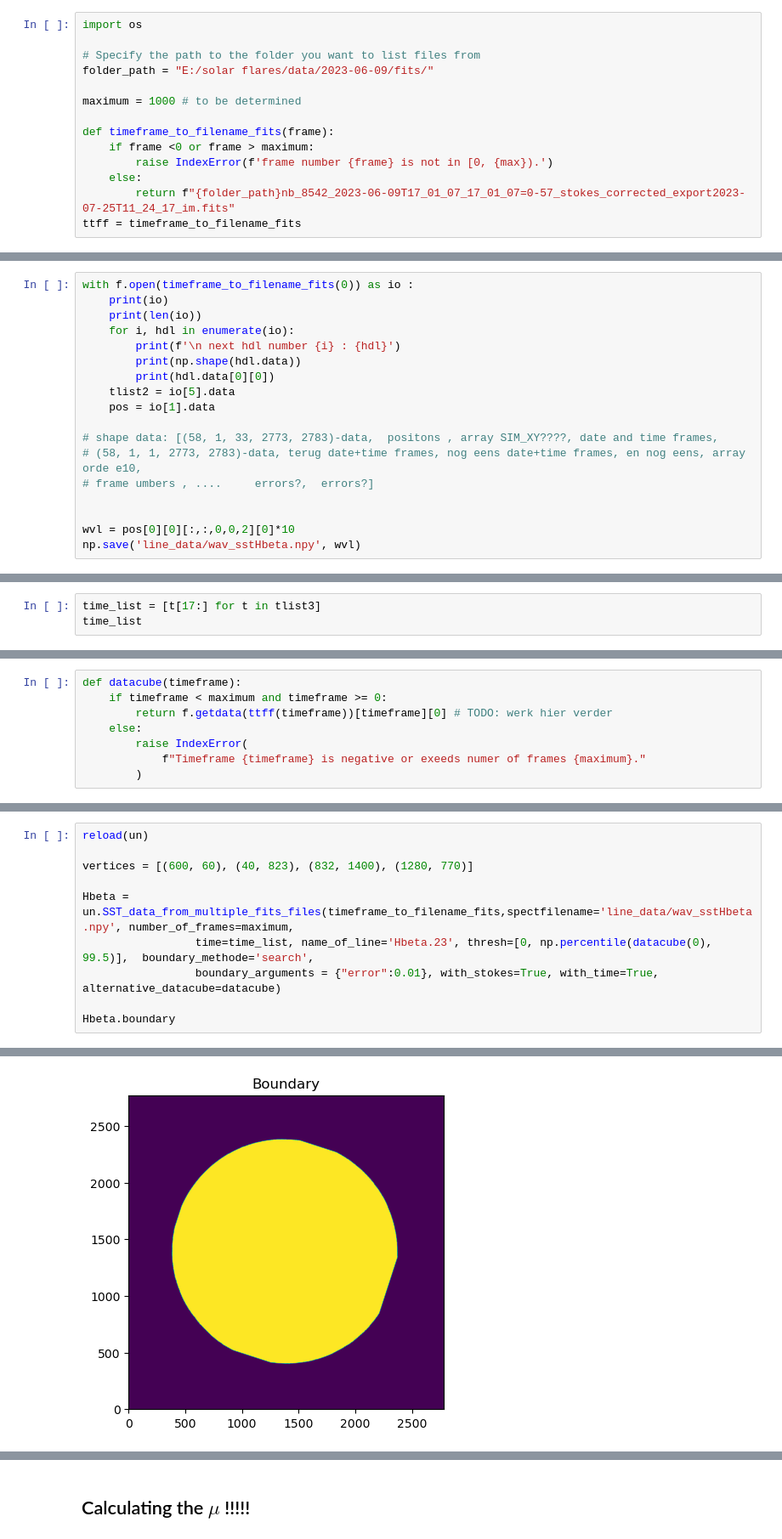
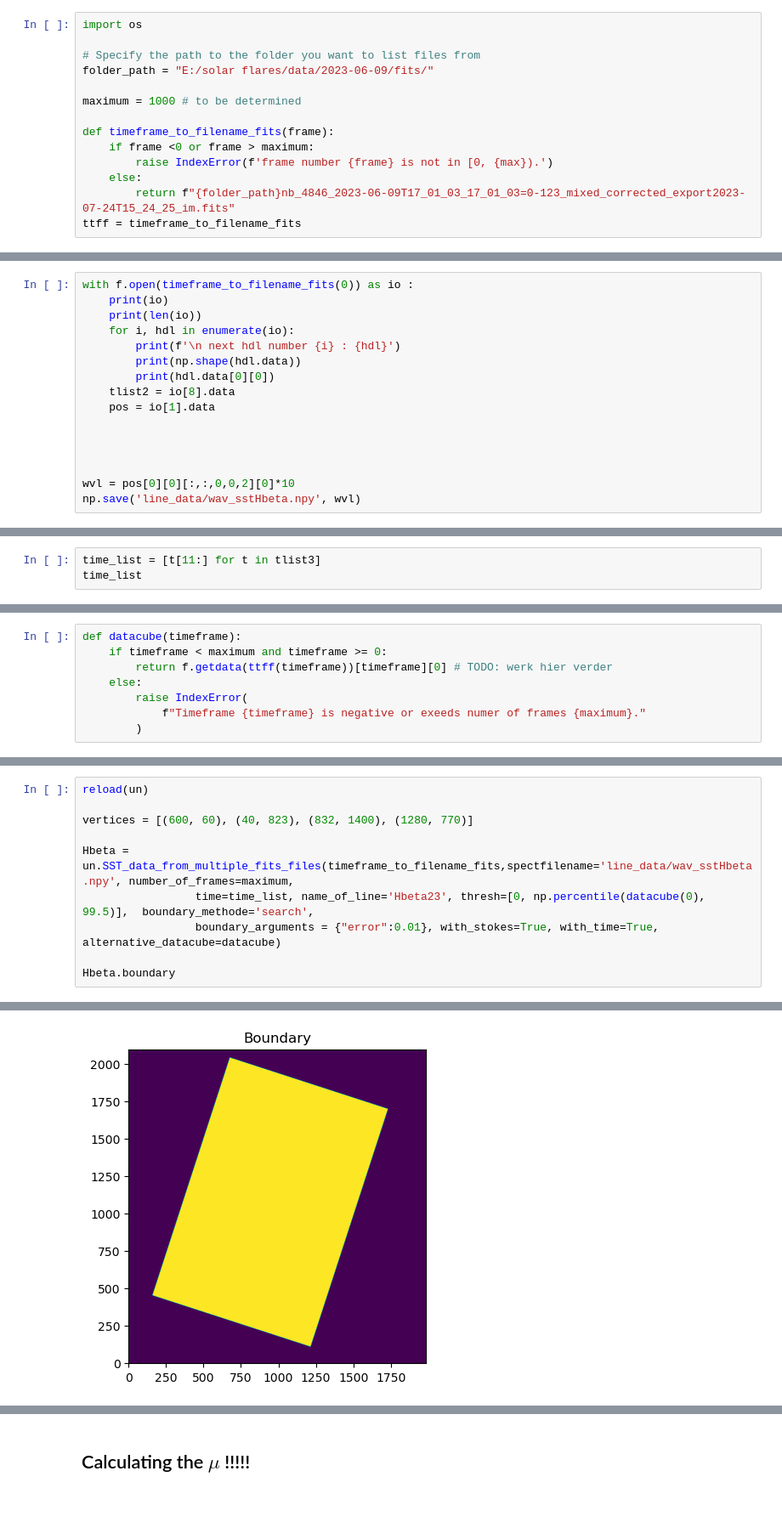
Before and after one commit to demichieldewilde/solar-flares, a Jupyter notebook: data/2023-06-09/saas_Hbeta23.ipynb, the cells around one changed output, grey strips where cells are left out. Shown at 85% size. Drawn from its saved outputs; the diff is of its cells as text; blank space fills up the shorter version.

Commit message:
Hbeta23

```diff
--- a/data/2023-06-09/saas_Hbeta23.ipynb
+++ b/data/2023-06-09/saas_Hbeta23.ipynb
@@ -37,7 +37,7 @@ def timeframe_to_filename_fits(frame):
     if frame <0 or frame > maximum:
         raise IndexError(f'frame number {frame} is not in [0, {max}).')
     else:
-        return f"{folder_path}nb_8542_2023-06-09T17_01_07_17_01_07=0-57_stokes_corrected_export2023-07-25T11_24_17_im.fits"
+        return f"{folder_path}nb_4846_2023-06-09T17_01_03_17_01_03=0-123_mixed_corrected_export2023-07-24T15_24_25_im.fits"
 ttff = timeframe_to_filename_fits
 # %%
 head0 = f.getheader(ttff(0))
@@ -69,12 +71,10 @@ with f.open(timeframe_to_filename_fits(0)) as io :
         print(f'\n next hdl number {i} : {hdl}')
         print(np.shape(hdl.data))
         print(hdl.data[0][0])
-    tlist2 = io[5].data
+    tlist2 = io[8].data
     pos = io[1].data
 
-# shape data: [(58, 1, 33, 2773, 2783)-data,  positons , array SIM_XY????, date and time frames,
-# (58, 1, 1, 2773, 2783)-data, terug date+time frames, nog eens date+time frames, en nog eens, array orde e10,
-# frame umbers , ....     errors?,  errors?]
+
 
 
 wvl = pos[0][0][:,:,0,0,2][0]*10
@@ -150,4 +141,4 @@ tlist3[2][17:], tlist3
 # %%
-time_list = [t[17:] for t in tlist3]
+time_list = [t[11:] for t in tlist3]
 time_list
 # %% [output]
@@ -206,7 +197,7 @@ reload(un)
 vertices = [(600, 60), (40, 823), (832, 1400), (1280, 770)]
 
 Hbeta = un.SST_data_from_multiple_fits_files(timeframe_to_filename_fits,spectfilename='line_data/wav_sstHbeta.npy', number_of_frames=maximum,
-                 time=time_list, name_of_line='Hbeta.23', thresh=[0, np.percentile(datacube(0), 99.5)],  boundary_methode='search',
+                 time=time_list, name_of_line='Hbeta23', thresh=[0, np.percentile(datacube(0), 99.5)],  boundary_methode='search',
                  boundary_arguments = {"error":0.01}, with_stokes=True, with_time=True, alternative_datacube=datacube)
 
 Hbeta.boundary
@@ -224,6 +217,6 @@ the wavelengths are self._wavel = array([8540.09584908, 8540.29584908, 8540.4958
 Boundary
 Blue=Outside, yellow=Inside
-[figure, old version]
+[figure, new version]
 If there is still boundary left to be excluded, call self.second_boundary()
 The next thing to do is to initalise the filters. Use update_filters(self, MeanSd, form='normal')
 array([[0, 0, 0, ..., 0, 0, 0],
```
Also changed, not shown: parts of 31 cells of this notebook, 8 other files.
